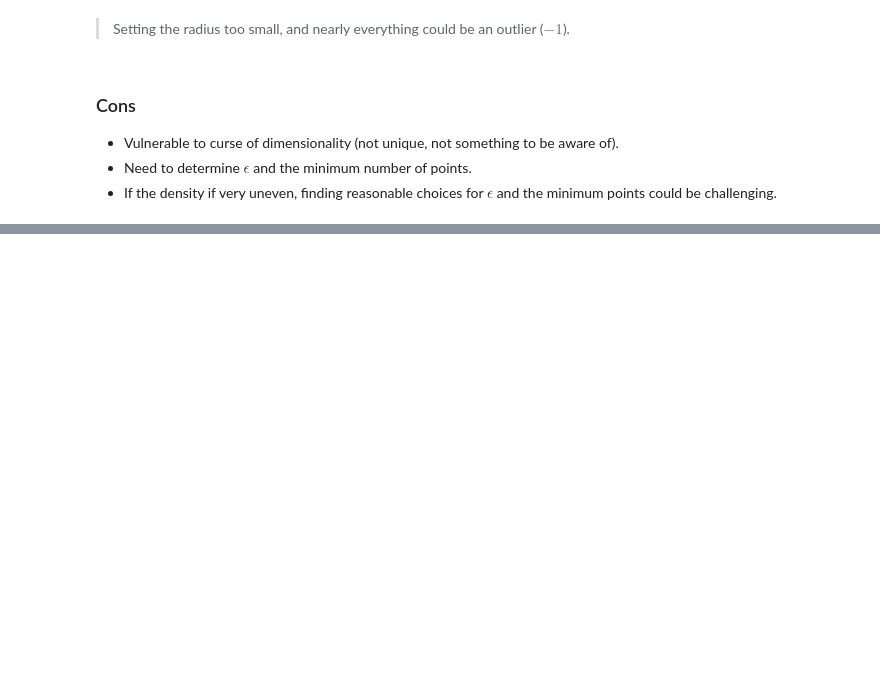
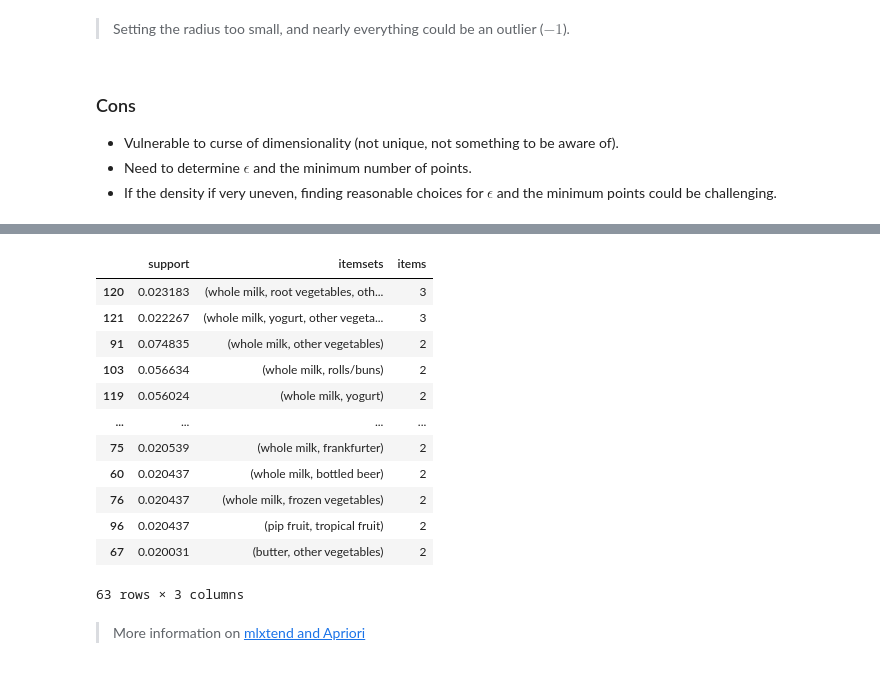
Before and after one commit to appliedecon/data602-lectures, a Jupyter notebook: week12/clustering.ipynb, the cells around one changed output, grey strips where cells are left out. Saved outputs shown, nothing was run; the diff lists cells and outputs as text; code cells hidden in the pictures; blank space fills up the shorter version.

```diff
--- a/week12/clustering.ipynb
+++ b/week12/clustering.ipynb
@@ -682,0 +769,23 @@ plt.show()
+# %%
+from mlxtend.frequent_patterns import apriori
+
+results = apriori(df, min_support=0.02, use_colnames=True)
+results['items'] = results['itemsets'].apply(lambda x: len(x))
+
+results.sort_values(by=['items', 'support'], ascending=[False, False]).query('items>1')
+# %% [output]
+|  | support | itemsets | items |
+| 120 | 0.023183 | (whole milk, root vegetables, oth... | 3 |
+| 121 | 0.022267 | (whole milk, yogurt, other vegeta... | 3 |
+| 91 | 0.074835 | (whole milk, other vegetables) | 2 |
+| 103 | 0.056634 | (whole milk, rolls/buns) | 2 |
+| 119 | 0.056024 | (whole milk, yogurt) | 2 |
+| ... | ... | ... | ... |
+| 75 | 0.020539 | (whole milk, frankfurter) | 2 |
+| 60 | 0.020437 | (whole milk, bottled beer) | 2 |
+| 76 | 0.020437 | (whole milk, frozen vegetables) | 2 |
+| 96 | 0.020437 | (pip fruit, tropical fruit) | 2 |
+| 67 | 0.020031 | (butter, other vegetables) | 2 |
+63 rows × 3 columns
+# %% [markdown]
+> More information on [mlxtend and Apriori](http://rasbt.github.io/mlxtend/user_guide/frequent_patterns/apriori/)
```
Also changed, not shown: parts of 17 cells of this notebook.
